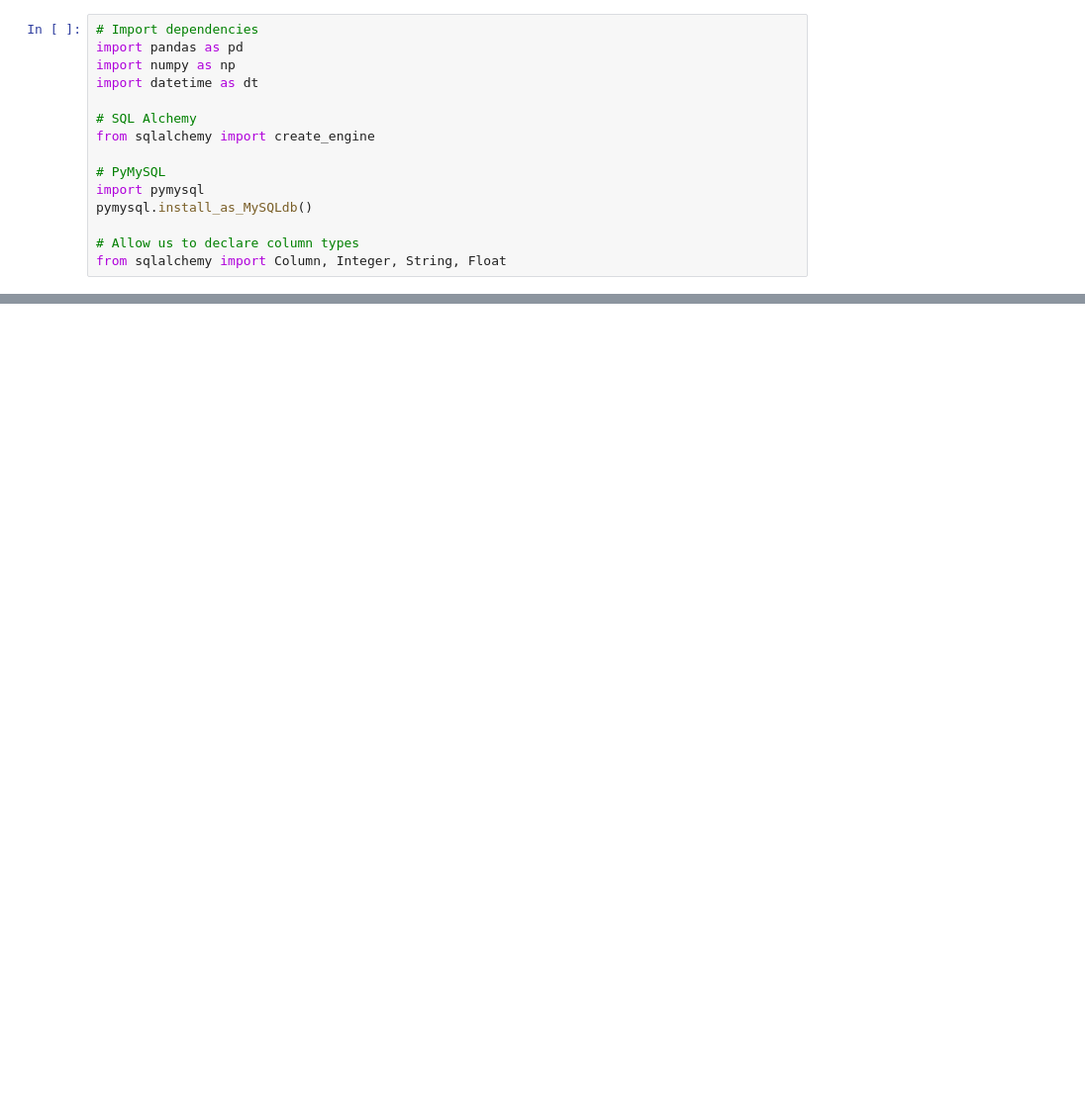
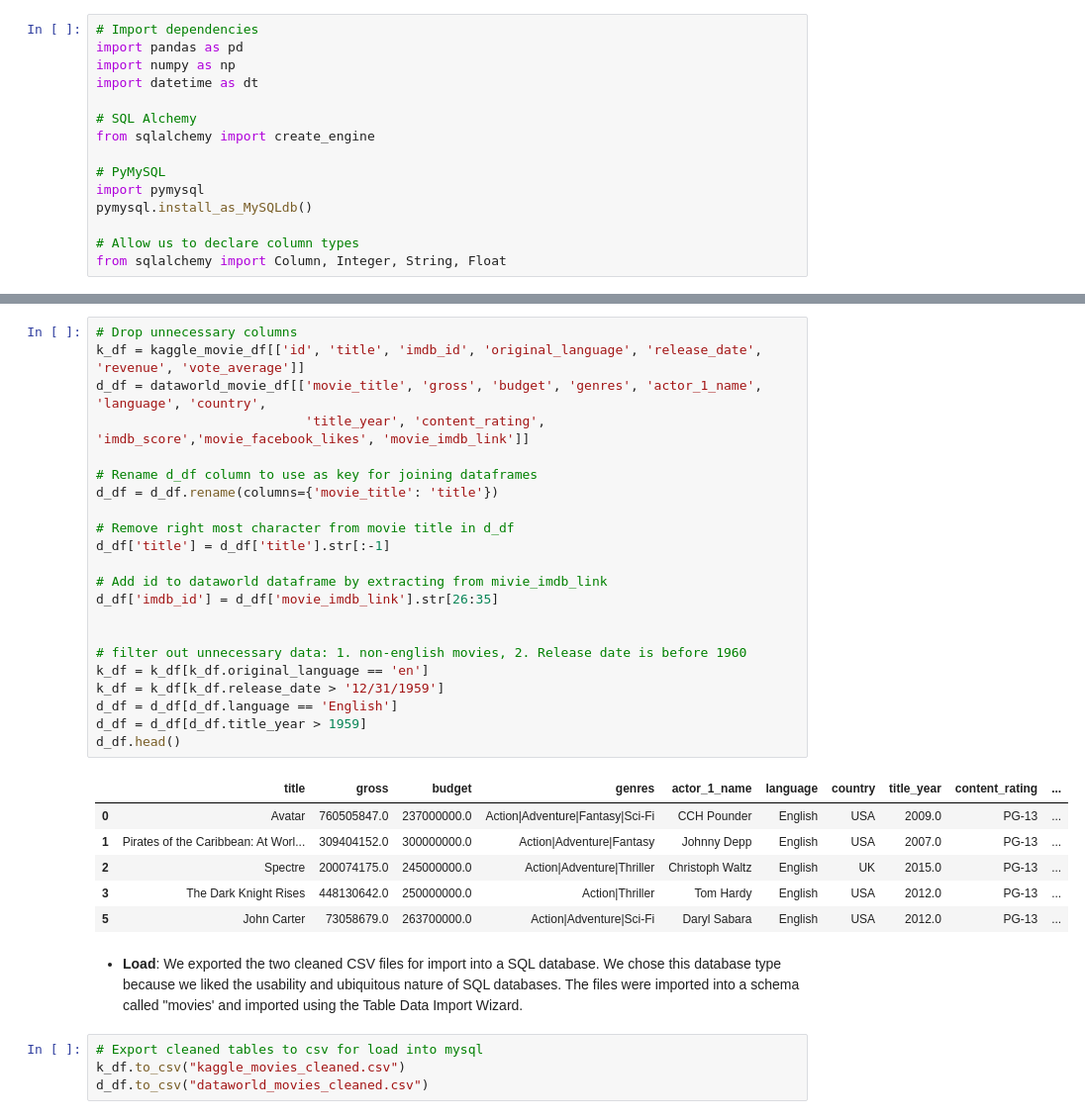
Before and after one commit to JGohl/ETLProject, a Jupyter notebook: ETL_Technical_Document.ipynb, the cells around one changed output, grey strips where cells are left out. Shown: that part at 99% size. Drawn from its saved outputs; the diff is of its cells as text; blank space fills up the shorter version.

```diff
--- a/ETL_Technical_Document.ipynb
+++ b/ETL_Technical_Document.ipynb
@@ -36,0 +65,35 @@ from sqlalchemy import Column, Integer, String, Float
+# %%
+# Drop unnecessary columns
+k_df = kaggle_movie_df[['id', 'title', 'imdb_id', 'original_language', 'release_date', 'revenue', 'vote_average']]
+d_df = dataworld_movie_df[['movie_title', 'gross', 'budget', 'genres', 'actor_1_name', 'language', 'country',
+                           'title_year', 'content_rating', 'imdb_score','movie_facebook_likes', 'movie_imdb_link']]
+
+# Rename d_df column to use as key for joining dataframes
+d_df = d_df.rename(columns={'movie_title': 'title'})
+
+# Remove right most character from movie title in d_df
+d_df['title'] = d_df['title'].str[:-1]
+
+# Add id to dataworld dataframe by extracting from mivie_imdb_link
+d_df['imdb_id'] = d_df['movie_imdb_link'].str[26:35]
+
+
+# filter out unnecessary data: 1. non-english movies, 2. Release date is before 1960
+k_df = k_df[k_df.original_language == 'en']
+k_df = k_df[k_df.release_date > '12/31/1959']
+d_df = d_df[d_df.language == 'English']
+d_df = d_df[d_df.title_year > 1959]
+d_df.head()
+# %% [output]
+|  | title | gross | budget | genres | actor_1_name | language | country | title_year | content_rating | ... |
+| 0 | Avatar | 760505847.0 | 237000000.0 | Action|Adventure|Fantasy|Sci-Fi | CCH Pounder | English | USA | 2009.0 | PG-13 | ... |
+| 1 | Pirates of the Caribbean: At Worl... | 309404152.0 | 300000000.0 | Action|Adventure|Fantasy | Johnny Depp | English | USA | 2007.0 | PG-13 | ... |
+| 2 | Spectre | 200074175.0 | 245000000.0 | Action|Adventure|Thriller | Christoph Waltz | English | UK | 2015.0 | PG-13 | ... |
+| 3 | The Dark Knight Rises | 448130642.0 | 250000000.0 | Action|Thriller | Tom Hardy | English | USA | 2012.0 | PG-13 | ... |
+| 5 | John Carter | 73058679.0 | 263700000.0 | Action|Adventure|Sci-Fi | Daryl Sabara | English | USA | 2012.0 | PG-13 | ... |
+# %% [markdown]
+* **Load**:  We exported the two cleaned CSV files for import into a SQL database.  We chose this database type because we liked the usability and ubiquitous nature of SQL databases. The files were imported into a schema called "movies' and imported using the Table Data Import Wizard.
+# %%
+# Export cleaned tables to csv for load into mysql
+k_df.to_csv("kaggle_movies_cleaned.csv")
+d_df.to_csv("dataworld_movies_cleaned.csv")
```
Also changed, not shown: parts of 13 cells of this notebook.
